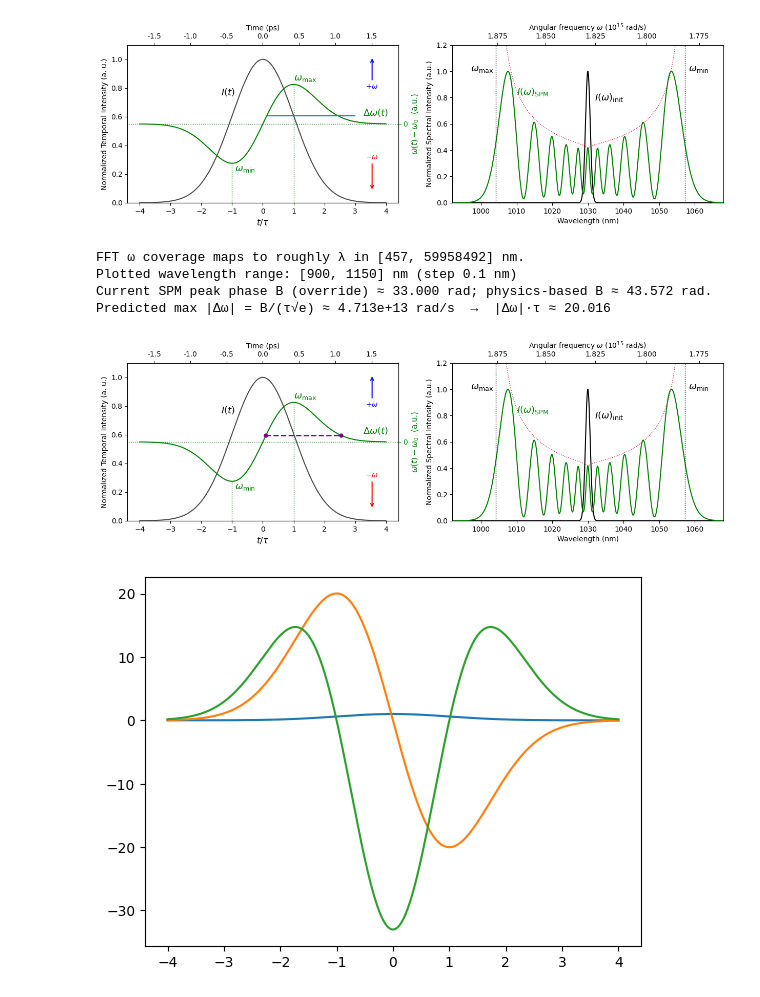
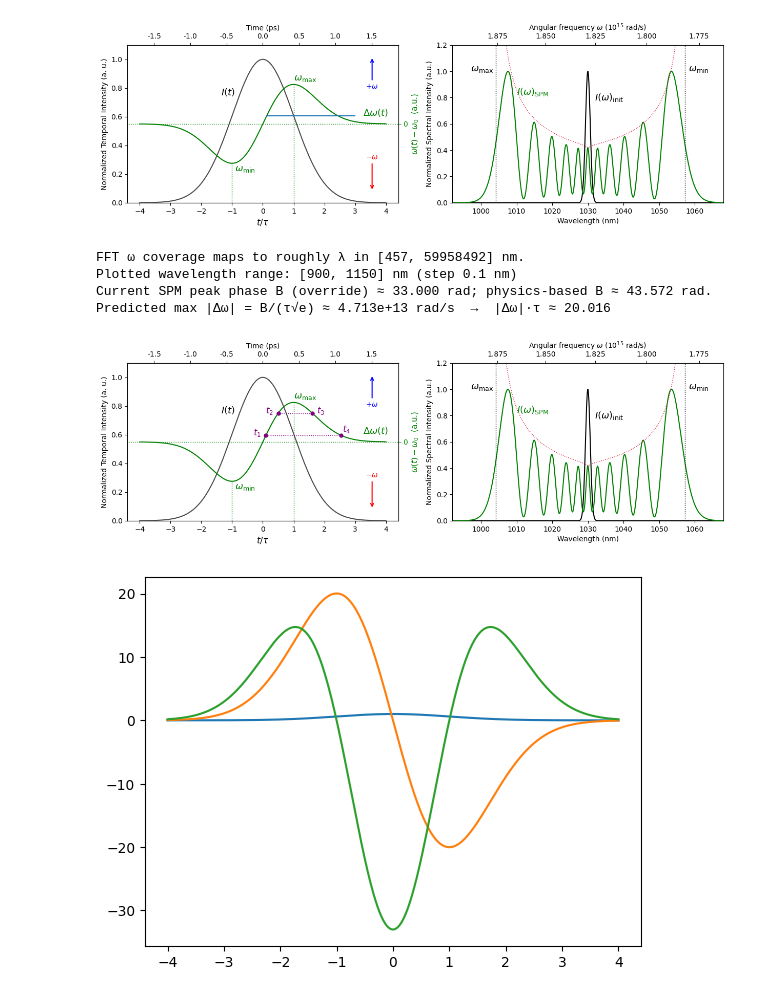
Before and after one commit to sebastiankalos/HC_scripts, a Jupyter notebook: HC_simple_plots.ipynb, the cells around one changed output. Cells and saved outputs as stored; diff of their text form; code cells hidden in the pictures.

Commit message:
added plots

```diff
--- a/HC_simple_plots.ipynb
+++ b/HC_simple_plots.ipynb
@@ -636,11 +636,16 @@ t_ref2   = 0.5
 y_level2 = get_omega_t(A, t_ref2) / norm
 tL2, tR2  = two_times_for_level(y_level2, tmax=t[-1])
 
-ax0.hlines(y=y_level, xmin=tL, xmax=tR, colors='purple', linestyles='--', lw=1)
+ax0.hlines(y=y_level, xmin=tL, xmax=tR, colors='purple', linestyles='dotted', lw=1)
 ax0.plot([tL, tR], [y_level, y_level], 'o', color='purple', ms=5)  # optional markers
 
-ax0.hlines(y=y_level2, xmin=tL2, xmax=tR2, colors='purple', linestyles='--', lw=1)
+ax0.hlines(y=y_level2, xmin=tL2, xmax=tR2, colors='purple', linestyles='dotted', lw=1)
 ax0.plot([tL2, tR2], [y_level2, y_level2], 'o', color='purple', ms=5)  # optional markers
+
+ax0.text(s=r'$t_1$',x=tL-0.4,y=y_level,color='purple',size=12)
+ax0.text(s=r'$t_2$',x=tL2-0.4,y=y_level2,color='purple',size=12)
+ax0.text(s=r'$t_3$',x=tR2+0.15,y=y_level2,color='purple',size=12)
+ax0.text(s=r'$t_4$',x=tR+0.05,y=y_level+0.05,color='purple',size=12)
 
 # ---------- Panel 2 + physics (consistent SPM model & edges) ----------
 from scipy import constants as sc
@@ -835,34 +840,34 @@ def smooth_boxcar(y, w=9):
     ker = np.ones(w)/w
     ypad = np.pad(y, (k,k), mode='edge')
     return np.convolve(ypad, ker, mode='same')[k:-k]
 Senv_on_grid = smooth_boxcar(Senv_on_grid, w=7)
 
 # Center-match at λ0 (same convention as your Ω-plot normalization at Ω=0)
 i0 = np.argmin(np.abs(lam_nm_grid - lam0_nm))
 scale = I_lambda_spm[i0] / Senv_on_grid[i0] if Senv_on_grid[i0] != 0 else 1.0
 Senv_on_grid *= scale
 
 # ----- Clip analytic envelope to the valid broadened band (no vertical connector) -----
 lambda_min_valid = lambda_blue*1e9
 lambda_max_valid = lambda_red*1e9
 clip_mask = (lam_nm_grid >= lambda_min_valid) & (lam_nm_grid <= lambda_max_valid)
 
 # Option 1: NaN outside -> line breaks cleanly
 Senv_plot = np.full_like(Senv_on_grid, np.nan, dtype=float)
 Senv_plot[clip_mask] = Senv_on_grid[clip_mask]
 ax[1].plot(lam_nm_grid, Senv_plot, color='crimson', lw=1, ls='dotted',
            label='Constructive SPA envelope (analytic, center-matched)')
 
 # (leave your black axvline markers as-is
 # ax[1].legend()
 
 plt.show()
 # %% [output]
 FFT ω coverage maps to roughly λ in [457, 59958492] nm.
 Plotted wavelength range: [900, 1150] nm (step 0.1 nm)
 Current SPM peak phase B (override) ≈ 33.000 rad; physics-based B ≈ 43.572 rad.
 Predicted max |Δω| = B/(τ√e) ≈ 4.713e+13 rad/s  →  |Δω|·τ ≈ 20.016
-[figure, old version]
+[figure, new version]
 # %%
 A = B/tau**2
 C=1/(2*tau**2)
```
